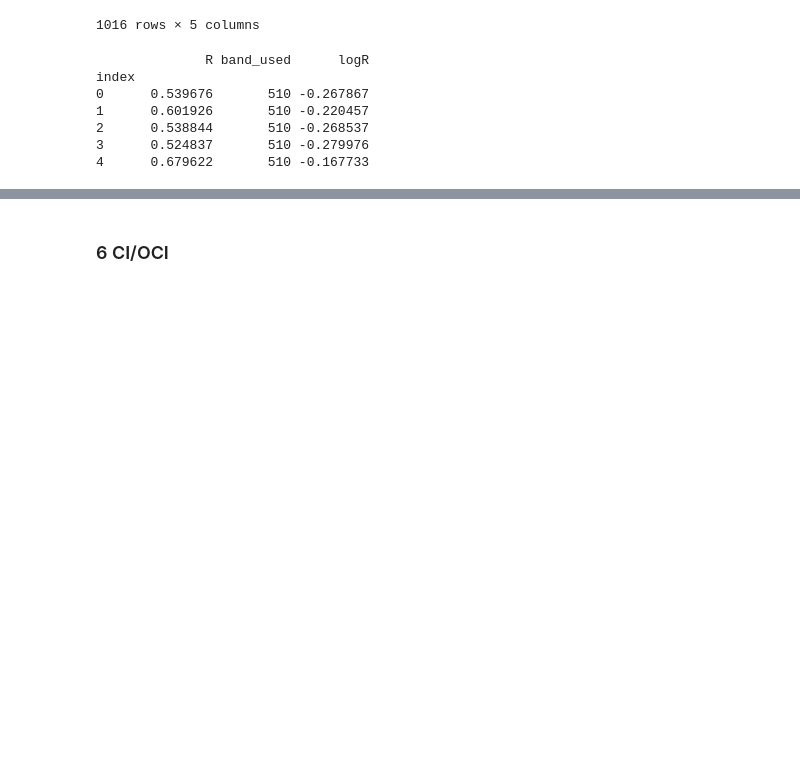
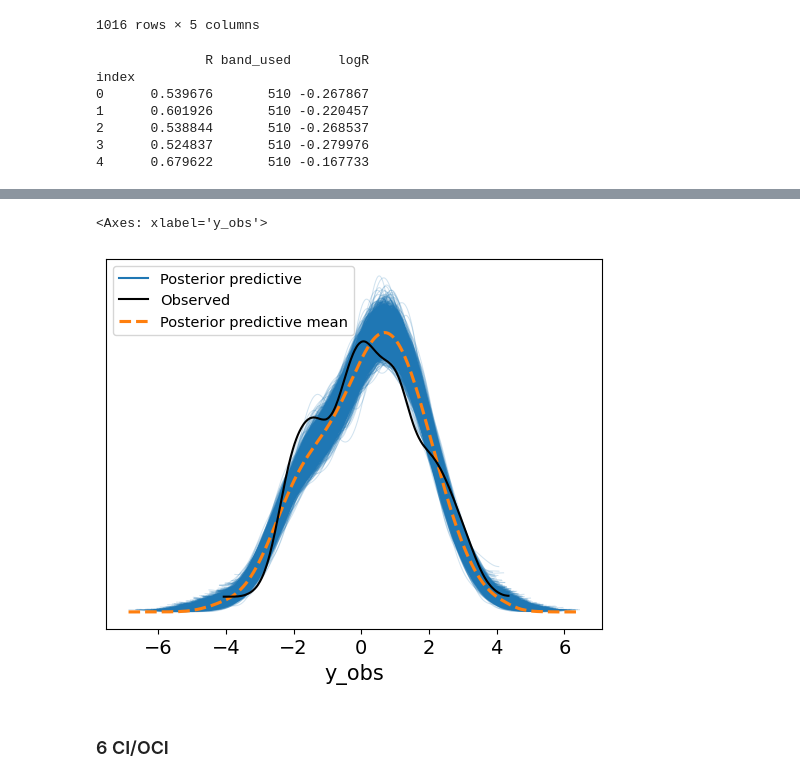
Before and after one commit to erdemkarakoylu/bayesian_chl, a Jupyter notebook: 01_bart.ipynb, the cells around one changed output, grey strips where cells are left out. Drawn from its saved outputs; the diff is of its cells as text; code cells hidden in the pictures; blank space fills up the shorter version.

```diff
--- a/01_bart.ipynb
+++ b/01_bart.ipynb
@@ -516,6 +516,11 @@ with model_ocx:
 # %% [output]
 [interactive output not drawn]
 [interactive output not drawn]
+# %%
+az.plot_ppc(idata_ocx)
+# %% [output]
+<Axes: xlabel='y_obs'>
+[figure, added]
 # %% [markdown]
 ### 6 CI/OCI
 # %%
```
Also changed, not shown: parts of 4 cells of this notebook, 4 other files.
